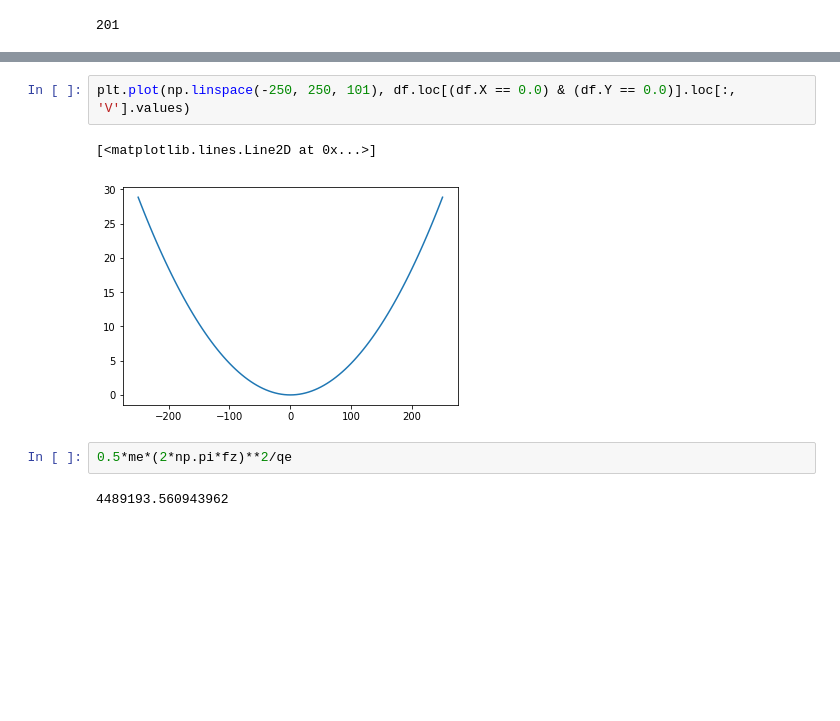
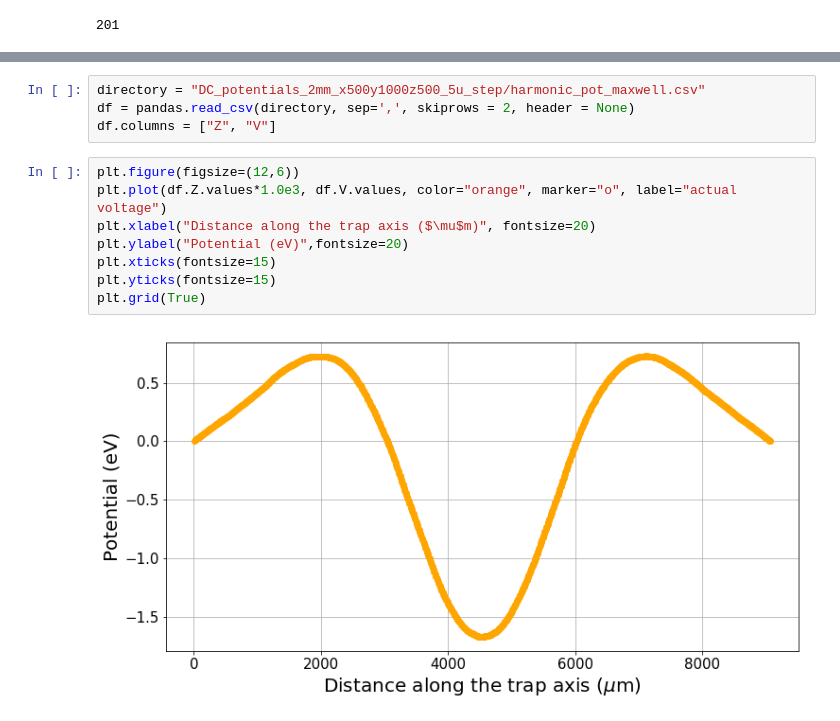
Before and after one commit to HaeffnerLab/Electron-Trap-Design-Testing, a Jupyter notebook: DC_Confinement/DC_sim_2mm_x500y1000z500_5u_step.ipynb, the cells around one changed output, grey strips where cells are left out. Saved outputs shown, nothing was run; the diff lists cells and outputs as text; blank space fills up the shorter version.

```diff
--- a/DC_Confinement/DC_sim_2mm_x500y1000z500_5u_step.ipynb
+++ b/DC_Confinement/DC_sim_2mm_x500y1000z500_5u_step.ipynb
@@ -381,9 +282,14 @@ plt.show()
-# %%
-plt.plot(np.linspace(-250, 250, 101), df.loc[(df.X == 0.0) & (df.Y == 0.0)].loc[:, 'V'].values)
-# %% [output]
-[<matplotlib.lines.Line2D at 0x...>]
-[figure, removed]
-# %%
-0.5*me*(2*np.pi*fz)**2/qe
-# %% [output]
-4489193.560943962
+# %%
+directory = "DC_potentials_2mm_x500y1000z500_5u_step/harmonic_pot_maxwell.csv"
+df = pandas.read_csv(directory, sep=',', skiprows = 2, header = None)
+df.columns = ["Z", "V"]
+# %%
+plt.figure(figsize=(12,6))
+plt.plot(df.Z.values*1.0e3, df.V.values, color="orange", marker="o", label="actual voltage")
+plt.xlabel("Distance along the trap axis ($\mu$m)", fontsize=20)
+plt.ylabel("Potential (eV)",fontsize=20)
+plt.xticks(fontsize=15)
+plt.yticks(fontsize=15)
+plt.grid(True)
+# %% [output]
+[figure, added]
```
Also changed, not shown: parts of 3 cells of this notebook, 24 other files.
